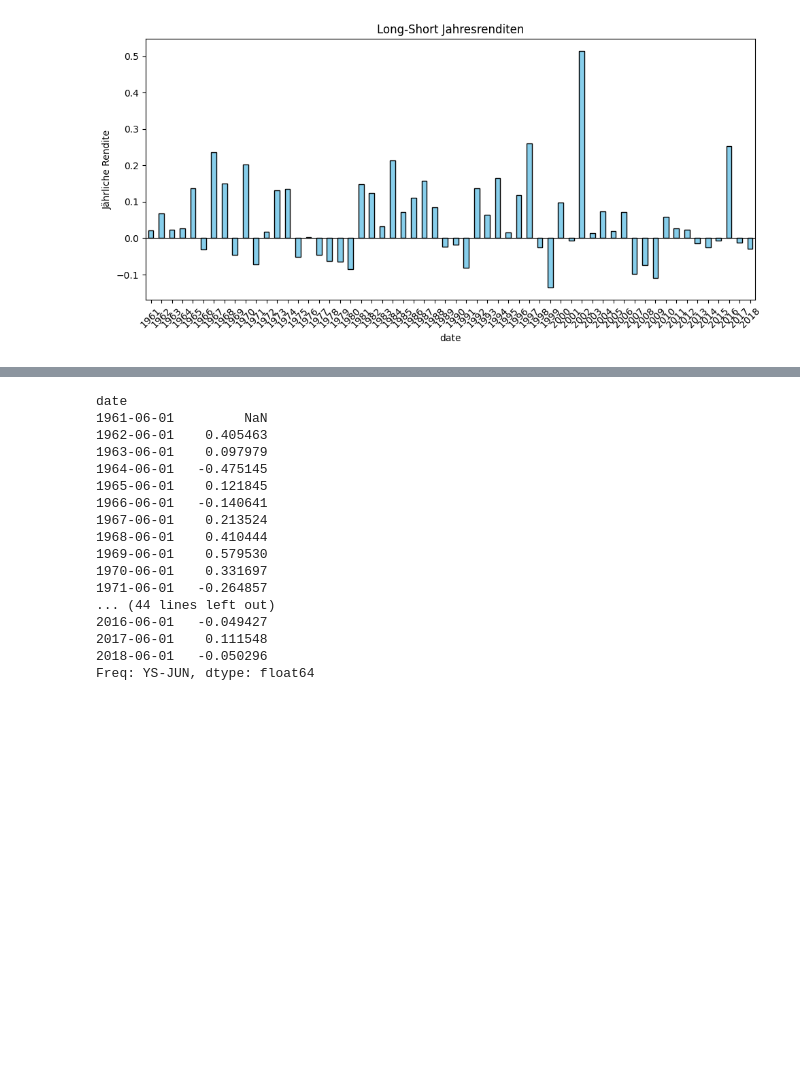
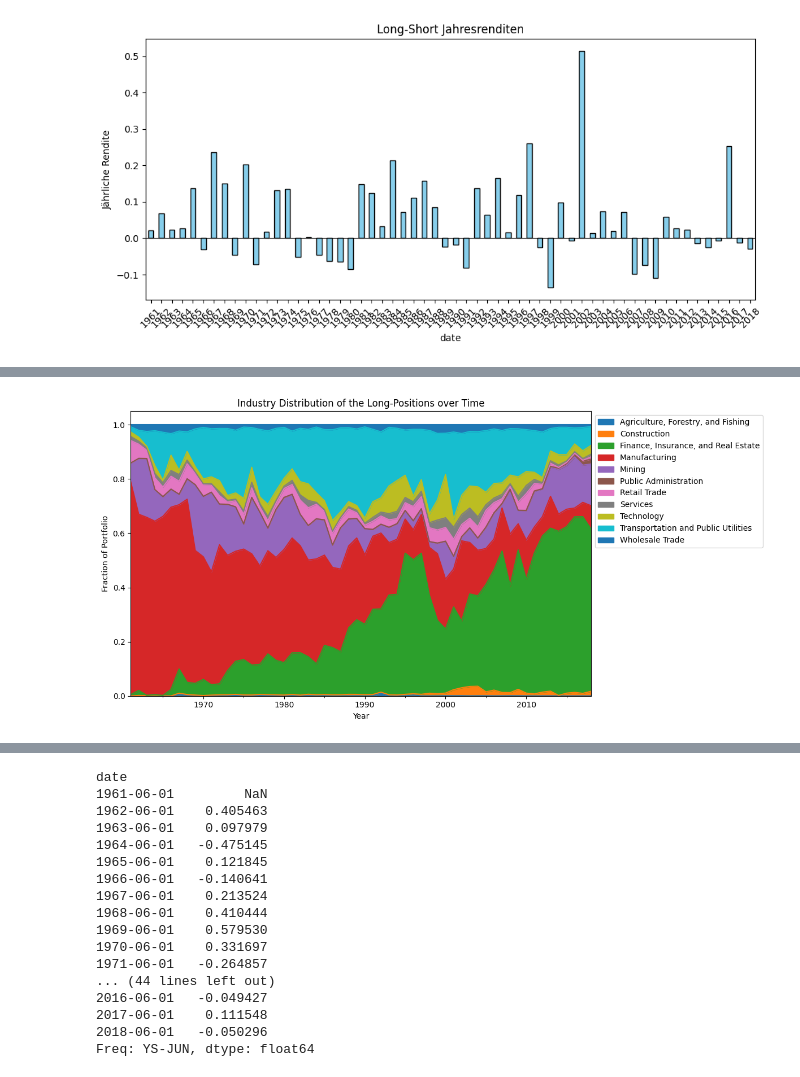
Before and after one commit to justusschenk/valueinvesting, a Jupyter notebook: Portfolio-composition.ipynb, the cells around one changed output, grey strips where cells are left out. Cells and saved outputs as stored; diff of their text form; code cells hidden in the pictures; blank space fills up the shorter version.

Commit message:
Industry Distribution

```diff
--- a/Portfolio-composition.ipynb
+++ b/Portfolio-composition.ipynb
@@ -689,6 +711,15 @@ plt.show()
 # %% [output]
 [figure]
 # %%
+#DataFrame with all permnos over the years
+df_top_permno_all = pd.concat(top_permno_all, ignore_index=True)
+df_top_permno_all = df_top_permno_all.rename(columns={"year" : "date"})
+#df_top_permno_all = df_top_permno_all.set_index("year", drop=True)
+
+df_bottom_permno_all = pd.concat(bottom_permno_all, ignore_index=True)
+df_bottom_permno_all = df_bottom_permno_all.rename(columns={"year" : "date"})
+#df_bottom_permno_all = df_bottom_permno_all.set_index("year", drop=True)
+
 #Portfolio Weighted Market Cap Tilt at time t for portfolios built at t-1 - long
 df_price_minus_long_ts = pd.DataFrame(price_minus_long_ts)
 df_price_minus_long_ts.set_index("date", inplace=True)
@@ -938,0 +986,86 @@ dtype: float64
+# %%
+#Industry Analysis
+df_industry_short = df.merge(df_top_permno_all, on=["date", "permno"], how="inner")
+df_industry_long = df.merge(df_bottom_permno_all, on=["date", "permno"], how="inner")
+df_industry_long = df_industry_long.dropna(subset=["hsiccd"])
+df_industry_short = df_industry_short.dropna(subset=["hsiccd"])
+
+
+def map_sic_to_sector(sic):
+    sic_str = str(int(sic)).zfill(4)
+    sic2 = int(sic_str[:2])
+
+    # Typische Tech-Branches im SIC-System (Auswahl, kann je nach Analyse angepasst werden):
+    technology_ranges = [
+        (3570, 3579),  # Computer und Büroausstattung
+        (3600, 3699),  # Elektronische und andere elektrische Ausrüstungen
+        (7370, 7379),  # Software-Dienstleistungen (Services, oft 4-stellig aber im Bereich 7000-8999)
+        (2830, 2839),  # Pharmazeutische Produkte (gehört oft zu Tech/Health)
+        # Mehr Bereiche je nach Bedarf
+    ]
+
+    sic4 = int(sic_str)  # kompletter 4-stelliger Code
+
+    for start, end in technology_ranges:
+        if start <= sic4 <= end:
+            return "Technology"
+
+    if 1 <= sic2 <= 9:
+        return "Agriculture, Forestry, and Fishing"
+    elif 10 <= sic2 <= 14:
+        return "Mining"
+    elif 15 <= sic2 <= 17:
+        return "Construction"
+    elif 20 <= sic2 <= 39:
+        return "Manufacturing"
+    elif 40 <= sic2 <= 49:
+        return "Transportation and Public Utilities"
+    elif 50 <= sic2 <= 51:
+        return "Wholesale Trade"
+    elif 52 <= sic2 <= 59:
+        return "Retail Trade"
+    elif 60 <= sic2 <= 67:
+        return "Finance, Insurance, and Real Estate"
+    elif 70 <= sic2 <= 89:
+        return "Services"
+    elif 90 <= sic2 <= 99:
+        return "Public Administration"
+    else:
+        return "Other"
+
+
+df_industry_long["sector"] = df_industry_long["hsiccd"].apply(map_sic_to_sector)
+df_industry_short["sector"] = df_industry_short["hsiccd"].apply(map_sic_to_sector)
+
+# 1. Gruppieren und aufsummieren
+grouped_long = df_industry_long.groupby(["date", "sector"])["market_equity"].sum().reset_index()
+
+# 2. Gewicht innerhalb jedes Datums berechnen
+grouped_long["weight"] = grouped_long.groupby("date")["market_equity"].transform(lambda x: x / x.sum())
+
+# 3. Gleich für Short-Portfolio
+grouped_short = df_industry_short.groupby(["date", "sector"])["market_equity"].sum().reset_index()
+grouped_short["weight"] = grouped_short.groupby("date")["market_equity"].transform(lambda x: x / x.sum())
+
+# 4. Pivotieren
+pivot_df_long = grouped_long.pivot(index="date", columns="sector", values="weight")
+pivot_df_short = grouped_short.pivot(index="date", columns="sector", values="weight")
+
+# 5. Plotten
+pivot_df_long.plot.area(figsize=(12, 6))
+plt.title("Industry Distribution of the Long-Positions over Time")
+plt.ylabel("Fraction of Portfolio")
+plt.xlabel("Year")
+plt.legend(loc="upper left", bbox_to_anchor=(1, 1))
+plt.tight_layout()
+plt.show()
+
+pivot_df_short.plot.area(figsize=(12, 6))
+plt.title("Industry Distribution of the Short-Positions over Time")
+plt.ylabel("Fraction of Portfolio")
+plt.xlabel("Year")
+plt.legend(loc="upper left", bbox_to_anchor=(1, 1))
+plt.tight_layout()
+plt.show()
+# %% [output]
+[figure, added]
```
Also changed, not shown: parts of 5 cells of this notebook, 2 other files.
